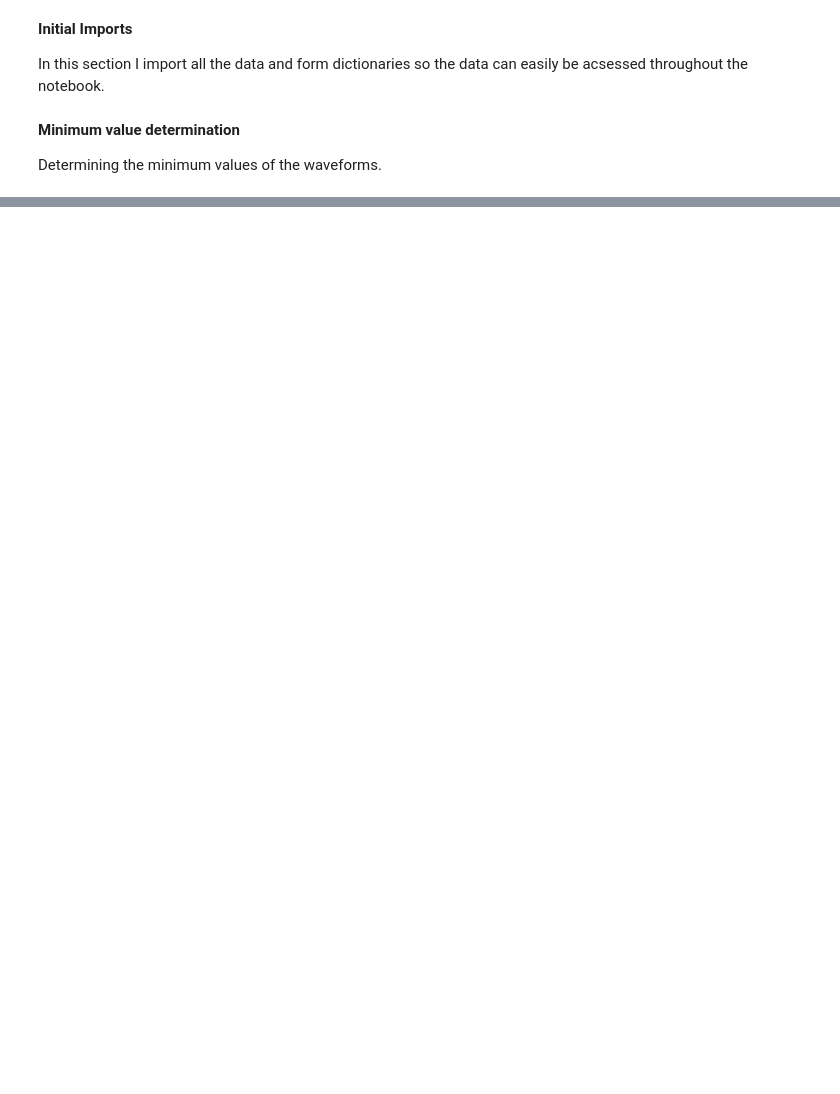
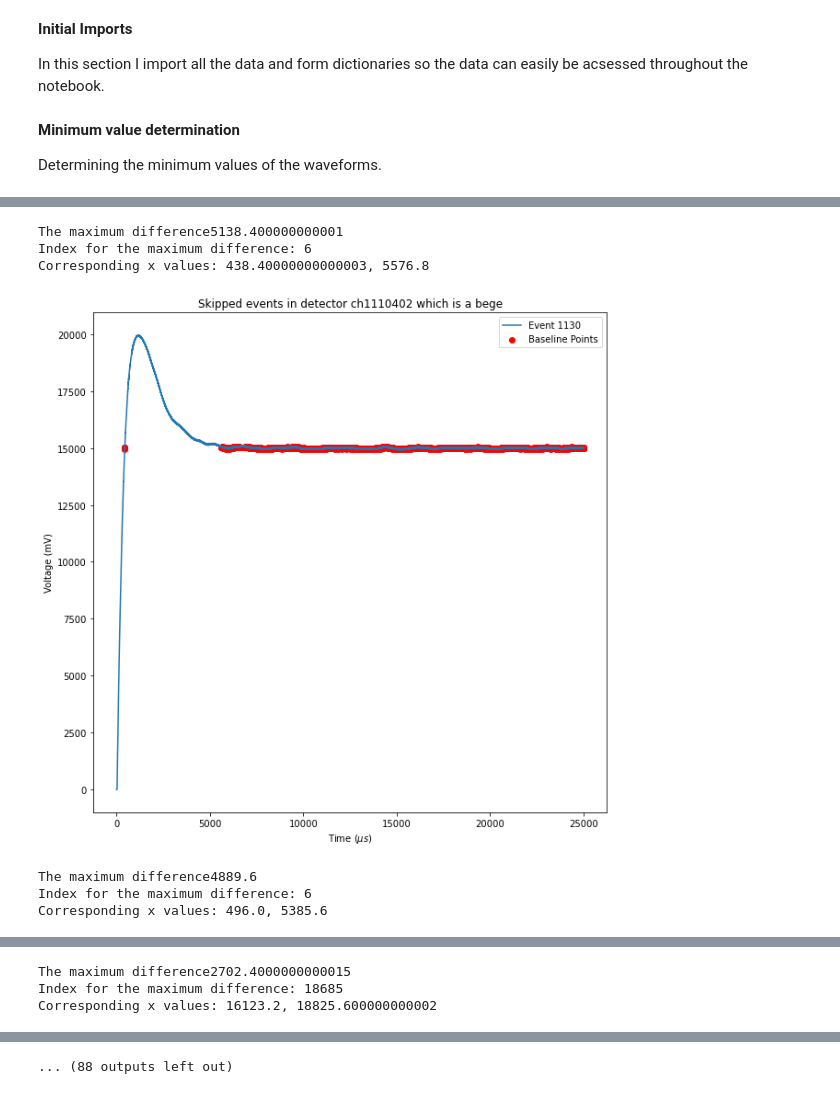
Before and after one commit to LucjaPezik/Msci-Legend-Code, a Jupyter notebook: CUTS.ipynb, the cells around one changed output, grey strips where cells are left out. Saved outputs shown, nothing was run; the diff lists cells and outputs as text; code cells hidden in the pictures; blank space fills up the shorter version.

```diff
--- a/CUTS.ipynb
+++ b/CUTS.ipynb
@@ -127,0 +167,5 @@ Another cut but now for the maximal value
+# %%
+standard = np.std(range_bege) #standard deviation of ranges
+se = standard/len(range_bege) #error of the mean
+print(se/2)
+print(np.mean(range_bege)/2) # we want the deviation ie ± of the baseline so we divide the range by 2
@@ -153,5 +198,13 @@ maximum_dict={}
 
 for j in detectors_bege:
     maximum_dict[j]=maximum_values(wfs_all_dict,j)
+# %%
+for detector, min_values in maximum_dict.items():
+    #plt.plot(min_values,'.')
+
+    #plt.xlabel('Wavefrom index')
+    #plt.ylabel('Maximum Values (V)')
+    #plt.title('Maximum Values')
+    #plt.show()
 # %%
 def zcalc_max(zscore_threshold,maximum_values,index):
@@ -273,0 +310,7 @@ Percentage of discharges present: 0.14164305949008194%
+# %%
+
+for j in detectors_bege:
+    df = df.append({
+    'Detector Name': j,
+    'Percentage of discharge events':percent_discharge[j],
+    }, ignore_index=True)
@@ -273,0 +320,56 @@ Percentage of discharges present: 0.14164305949008194%
+# %%
+for j in detectors_bege:
+    wfs_all = wfs_all_dict[j]
+    index_skip1 = index_skipm[j]
+
+    diff_values=[]
+    if len(index_skip1) < 20:
+        for i in index_skip1:
+            wf0 = wfs_all[i, :]
+            ts = np.arange(0, wf0.shape[0], 1) * 0.8  # micro s
+            plt.plot(ts[:], wf0[:], label=f'Event {i}')  # plot each skipped waveform
+            for_append = []
+            for_x = []
+            for t, q in zip(ts, wf0):
+                if 14950 < q < 15050:
+                    for_x.append(t)
+                    for_append.append(q)
+            mean_baseline = np.mean(for_append)
+            tolerance = 2
+            indices_baseline = np.where(np.abs(wf0 - mean_baseline) < tolerance)[0]
+
+            # Plot the x values
+
+            plt.scatter(for_x, for_append, color='r', label='Baseline Points')
+            # Calculate the differences between consecutive x values
+            x_diff = [for_x[i+1] - for_x[i] for i in range(len(for_x)-1)]
+
+            # Determine the index for the maximum difference
+            max_diff_index = np.argmax(x_diff)
+
+            # Use the index to get the corresponding x values
+            max_diff_x1 = for_x[max_diff_index]
+            max_diff_x2 = for_x[max_diff_index + 1]
+
+            # Print or use max_diff_index, max_diff_x1, max_diff_x2 as needed
+            print(f"The maximum difference{np.max(x_diff)}")
+            print(f"Index for the maximum difference: {max_diff_index}")
+            print(f"Corresponding x values: {max_diff_x1}, {max_diff_x2}")
+
+            # Customize plot
+            #plt.plot(ts[indices_baseline[0]:], wf0[indices_baseline[0]:], color='k')
+            plt.xlabel('Time ($\mu s$)')
+            plt.ylabel('Voltage (mV)')
+            plt.title(f'Skipped events in detector {j} which is a {test}')
+            plt.legend()
+            plt.show()
+            #time_to_baseline = x1[indices_baseline[0]:][0]
+            #print(f"The time to return to baseline is {time_to_baseline} mu s")
+# %% [output]
+The maximum difference5138.400000000001
+Index for the maximum difference: 6
+Corresponding x values: 438.40000000000003, 5576.8
+[figure, added]
+The maximum difference4889.6
+Index for the maximum difference: 6
+Corresponding x values: 496.0, 5385.6
@@ -273,0 +377,3 @@ Percentage of discharges present: 0.14164305949008194%
+The maximum difference2702.4000000000015
+Index for the maximum difference: 18685
+Corresponding x values: 16123.2, 18825.600000000002
@@ -273,0 +393 @@ Percentage of discharges present: 0.14164305949008194%
+... (88 outputs left out)
```
Also changed, not shown: parts of 29 cells of this notebook.
